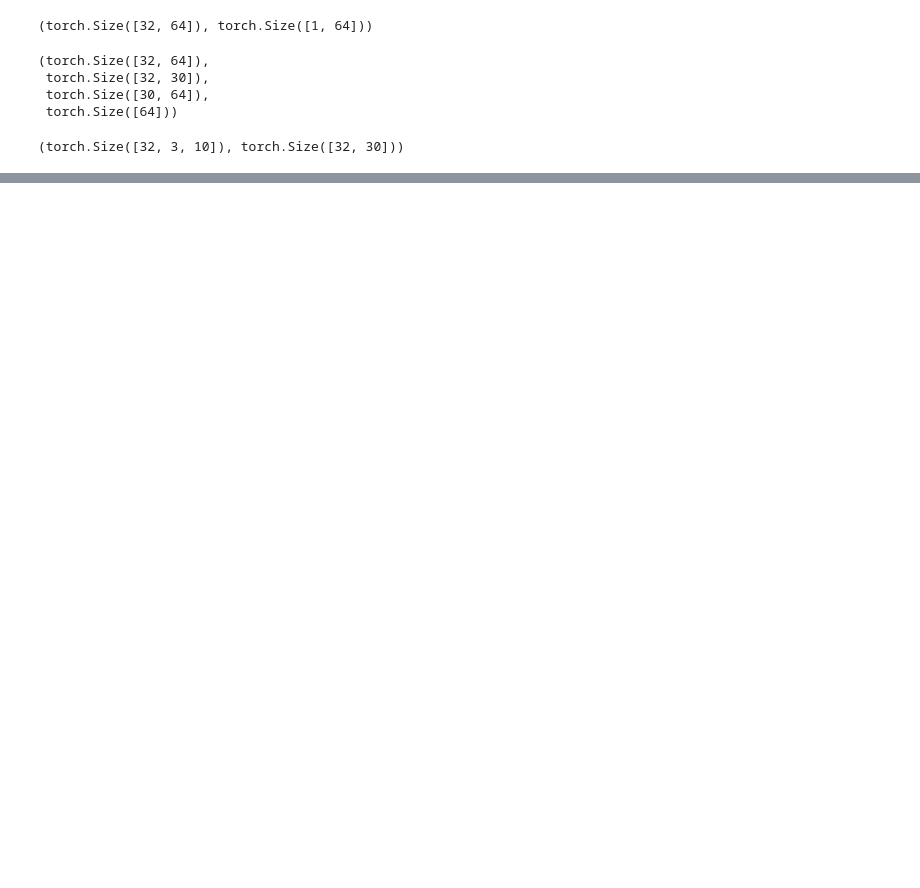
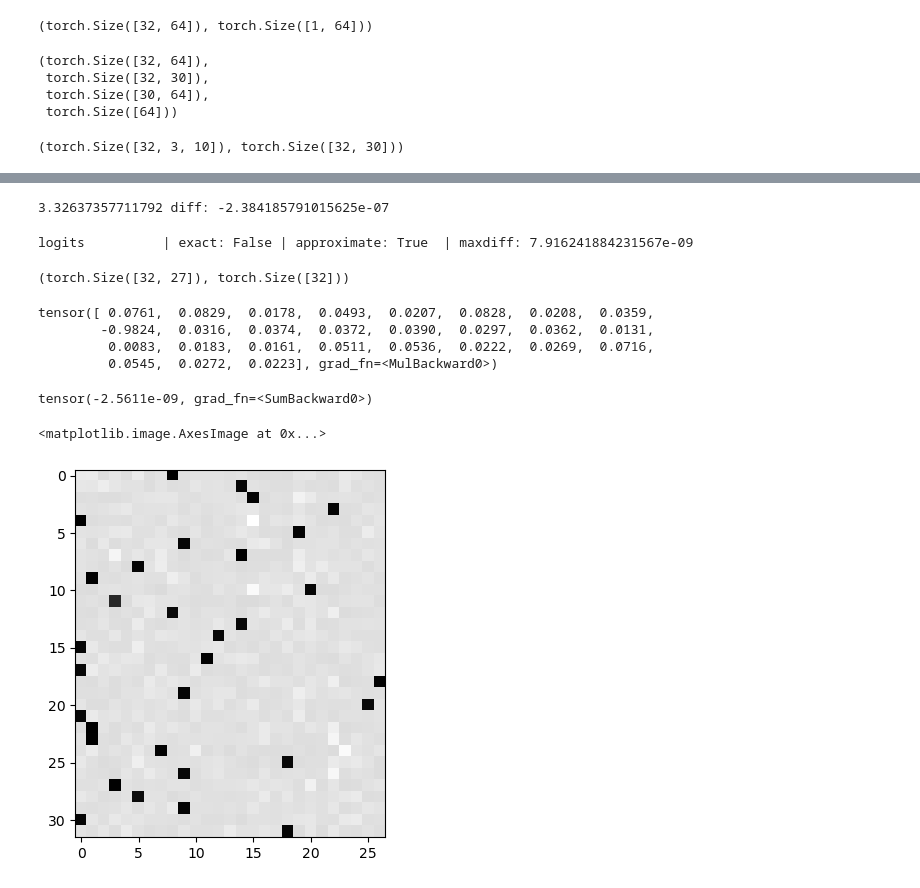
Before and after one commit to Jopaul07/makemore, a Jupyter notebook: build_makemore_part4_backprop.ipynb, the cells around one changed output, grey strips where cells are left out. Cells and saved outputs as stored; diff of their text form; code cells hidden in the pictures; blank space fills up the shorter version.

Commit message:
Exercise 2: done.

```diff
--- a/build_makemore_part4_backprop.ipynb
+++ b/build_makemore_part4_backprop.ipynb
@@ -451,0 +466,56 @@ C               | exact: False | approximate: False | maxdiff: 1.028477311134338
+# %%
+# Exercise 2: backprop through cross_entropy but all in one go
+# to complete this challenge look at the mathematical expression of the loss,
+# take the derivative, simplify the expression, and just write it out
+
+# forward pass
+
+# before:
+# logit_maxes = logits.max(1, keepdim=True).values
+# norm_logits = logits - logit_maxes # subtract max for numerical stability
+# counts = norm_logits.exp()
+# counts_sum = counts.sum(1, keepdims=True)
+# counts_sum_inv = counts_sum**-1 # if I use (1.0 / counts_sum) instead then I can't get backprop to be bit exact...
+# probs = counts * counts_sum_inv
+# logprobs = probs.log()
+# loss = -logprobs[range(n), Yb].mean()
+
+# now:
+loss_fast = F.cross_entropy(logits, Yb)
+print(loss_fast.item(), 'diff:', (loss_fast - loss).item())
+# %% [output]
+3.32637357711792 diff: -2.384185791015625e-07
+# %%
+# backward pass
+
+# -----------------
+# YOUR CODE HERE :)
+dlogits = F.softmax(logits, 1 ) # TODO. my solution is 3 lines
+dlogits[range(n), Yb] -=  1
+dlogits /= n
+# -----------------
+
+cmp('logits', dlogits, logits) # I can only get approximate to be true, my maxdiff is 6e-9
+# %% [output]
+logits          | exact: False | approximate: True  | maxdiff: 7.916241884231567e-09
+# %%
+logits.shape, Yb.shape
+# %% [output]
+(torch.Size([32, 27]), torch.Size([32]))
+# %%
+dlogits[0] * n
+# %% [output]
+tensor([ 0.0761,  0.0829,  0.0178,  0.0493,  0.0207,  0.0828,  0.0208,  0.0359,
+        -0.9824,  0.0316,  0.0374,  0.0372,  0.0390,  0.0297,  0.0362,  0.0131,
+         0.0083,  0.0183,  0.0161,  0.0511,  0.0536,  0.0222,  0.0269,  0.0716,
+         0.0545,  0.0272,  0.0223], grad_fn=<MulBackward0>)
+# %%
+dlogits[0].sum()
+# %% [output]
+tensor(-2.5611e-09, grad_fn=<SumBackward0>)
+# %%
+plt.figure(figsize=(4, 6))
+plt.imshow(dlogits.detach(), cmap="gray")
+# %% [output]
+<matplotlib.image.AxesImage at 0x...>
+[figure, added]
```
Also changed, not shown: parts of 3 cells of this notebook.
